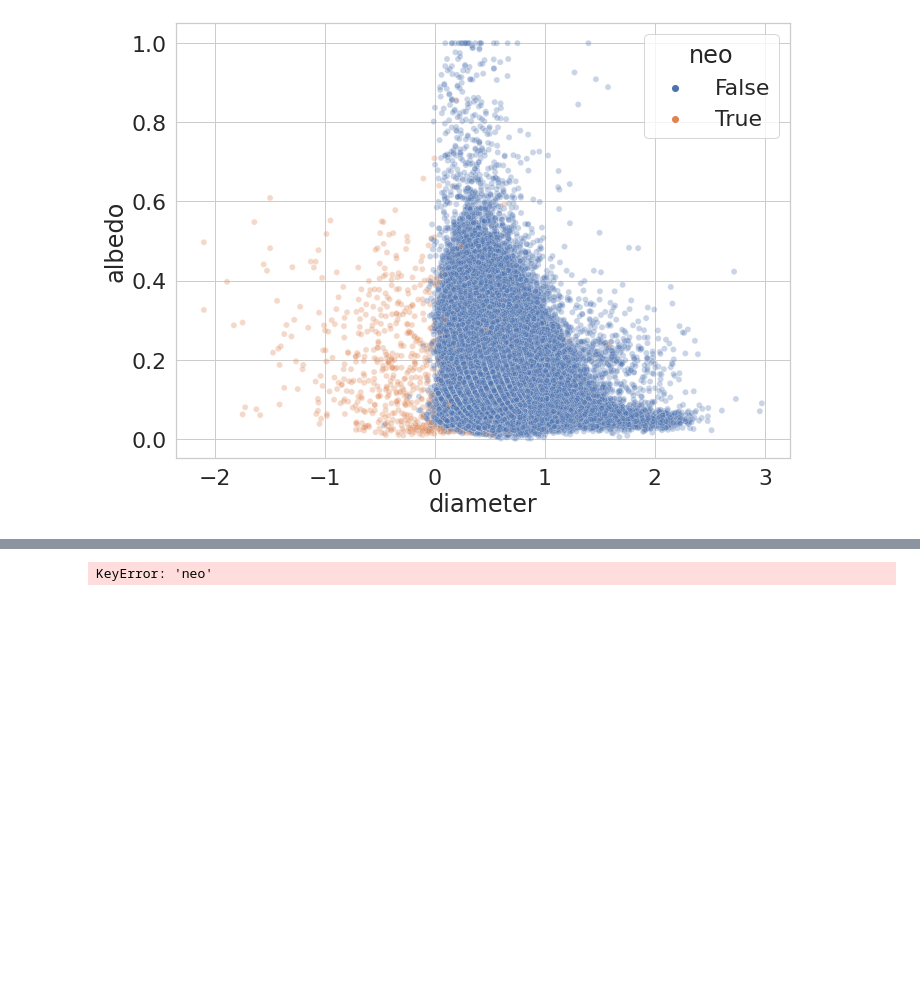
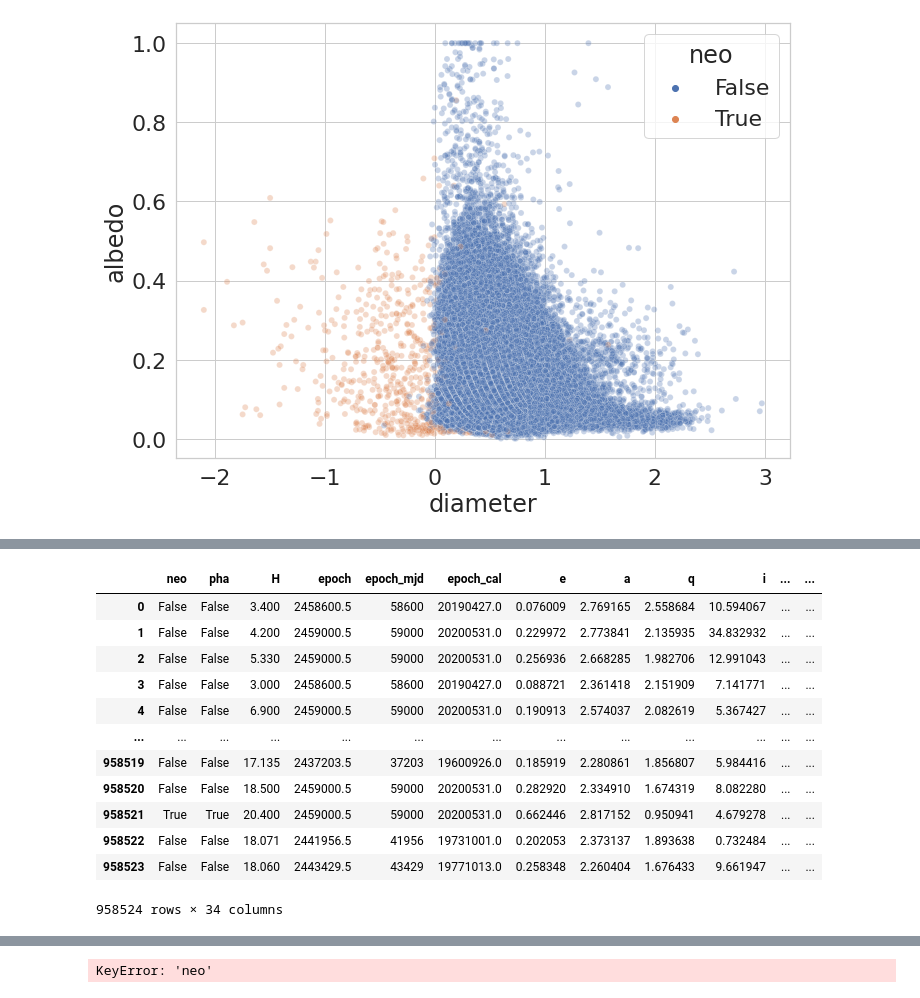
Before and after one commit to davidyangnyc/data119_midterm, a Jupyter notebook: Midterm_David.ipynb, the cells around one changed output, grey strips where cells are left out. Saved outputs shown, nothing was run; the diff lists cells and outputs as text; code cells hidden in the pictures; blank space fills up the shorter version.

Commit message:
data cleaning'

```diff
--- a/Midterm_David.ipynb
+++ b/Midterm_David.ipynb
@@ -105,0 +126,18 @@ sns.scatterplot(np.log10(df["diameter"]), df["albedo"], hue=df["neo"], alpha=.3)
+# %%
+cleaned_data = df.drop(columns=["id", "spkid", "full_name", "pdes", "name", "prefix", "diameter", "albedo", "diameter_sigma",
+                                "orbit_id", "equinox"])
+cleaned_data
+# %% [output]
+|  | neo | pha | H | epoch | epoch_mjd | epoch_cal | e | a | q | i | ... | ... |
+| 0 | False | False | 3.400 | 2458600.5 | 58600 | 20190427.0 | 0.076009 | 2.769165 | 2.558684 | 10.594067 | ... | ... |
+| 1 | False | False | 4.200 | 2459000.5 | 59000 | 20200531.0 | 0.229972 | 2.773841 | 2.135935 | 34.832932 | ... | ... |
+| 2 | False | False | 5.330 | 2459000.5 | 59000 | 20200531.0 | 0.256936 | 2.668285 | 1.982706 | 12.991043 | ... | ... |
+| 3 | False | False | 3.000 | 2458600.5 | 58600 | 20190427.0 | 0.088721 | 2.361418 | 2.151909 | 7.141771 | ... | ... |
+| 4 | False | False | 6.900 | 2459000.5 | 59000 | 20200531.0 | 0.190913 | 2.574037 | 2.082619 | 5.367427 | ... | ... |
+| ... | ... | ... | ... | ... | ... | ... | ... | ... | ... | ... | ... | ... |
+| 958519 | False | False | 17.135 | 2437203.5 | 37203 | 19600926.0 | 0.185919 | 2.280861 | 1.856807 | 5.984416 | ... | ... |
+| 958520 | False | False | 18.500 | 2459000.5 | 59000 | 20200531.0 | 0.282920 | 2.334910 | 1.674319 | 8.082280 | ... | ... |
+| 958521 | True | True | 20.400 | 2459000.5 | 59000 | 20200531.0 | 0.662446 | 2.817152 | 0.950941 | 4.679278 | ... | ... |
+| 958522 | False | False | 18.071 | 2441956.5 | 41956 | 19731001.0 | 0.202053 | 2.373137 | 1.893638 | 0.732484 | ... | ... |
+| 958523 | False | False | 18.060 | 2443429.5 | 43429 | 19771013.0 | 0.258348 | 2.260404 | 1.676433 | 9.661947 | ... | ... |
+958524 rows × 34 columns
```
Also changed, not shown: parts of 9 cells of this notebook.
